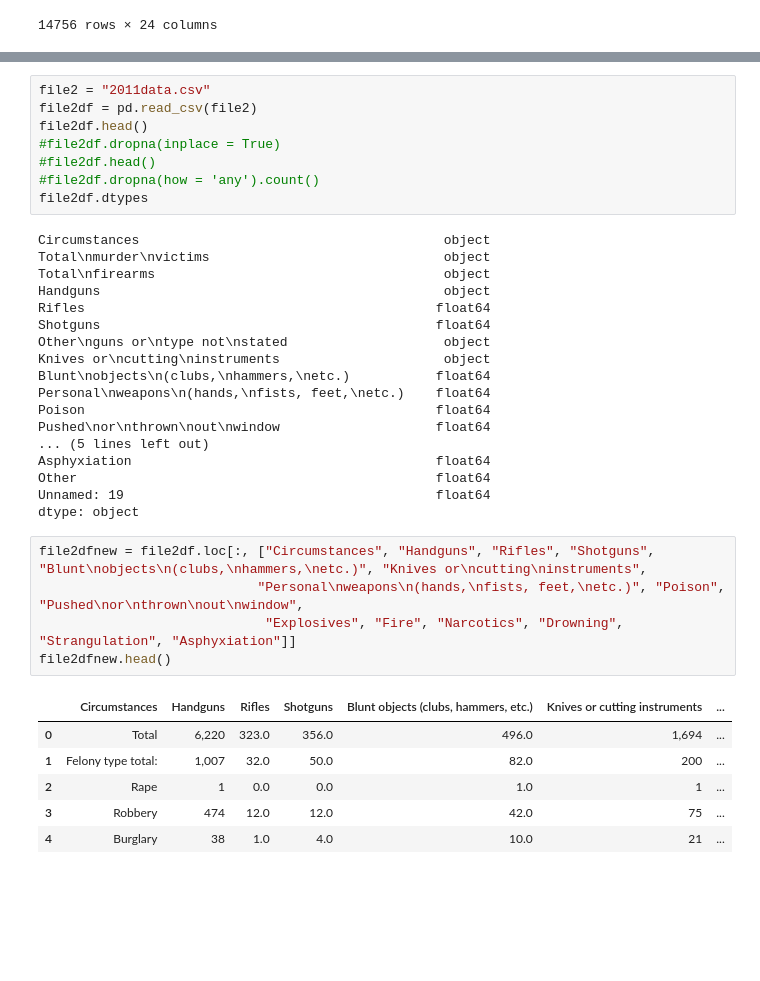
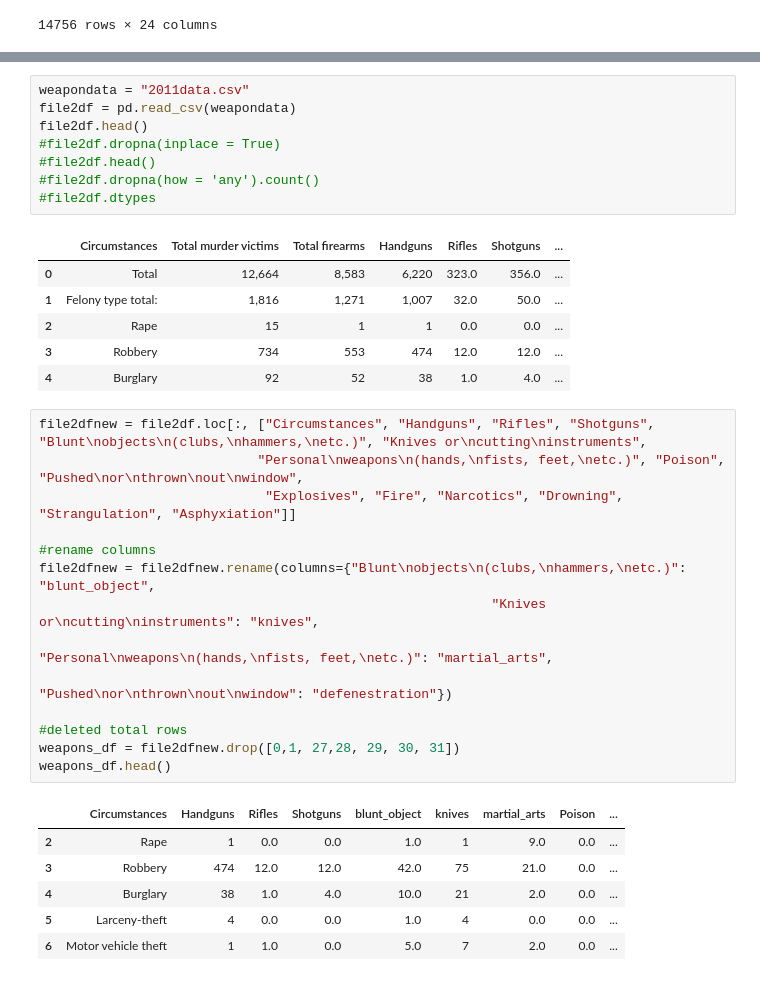
Before and after one commit to jthaker/ETL, a Jupyter notebook: etl.ipynb, the cells around one changed output, grey strips where cells are left out. Drawn from its saved outputs; the diff is of its cells as text; blank space fills up the shorter version.

```diff
--- a/etl.ipynb
+++ b/etl.ipynb
@@ -37,40 +45,38 @@ cleanfiledf.head()
 | 3 | Alaska | Murder or Manslaughter | Male | 43 | Male | 42 | Acquaintance | Strangulation |
 | 4 | Alaska | Murder or Manslaughter | Female | 30 | Unknown | 0 | Unknown | Unknown |
 # %%
-file2 = "2011data.csv"
-file2df = pd.read_csv(file2)
+weapondata = "2011data.csv"
+file2df = pd.read_csv(weapondata)
 file2df.head()
 #file2df.dropna(inplace = True)
 #file2df.head()
 #file2df.dropna(how = 'any').count()
-file2df.dtypes
+#file2df.dtypes
 # %% [output]
-Circumstances                                       object
-Total\nmurder\nvictims                              object
-Total\nfirearms                                     object
-Handguns                                            object
-Rifles                                             float64
-Shotguns                                           float64
-Other\nguns or\ntype not\nstated                    object
-Knives or\ncutting\ninstruments                     object
-Blunt\nobjects\n(clubs,\nhammers,\netc.)           float64
-Personal\nweapons\n(hands,\nfists, feet,\netc.)    float64
-Poison                                             float64
-Pushed\nor\nthrown\nout\nwindow                    float64
-... (5 lines left out)
-Asphyxiation                                       float64
-Other                                              float64
-Unnamed: 19                                        float64
-dtype: object
+|  | Circumstances | Total murder victims | Total firearms | Handguns | Rifles | Shotguns | ... |
+| 0 | Total | 12,664 | 8,583 | 6,220 | 323.0 | 356.0 | ... |
+| 1 | Felony type total: | 1,816 | 1,271 | 1,007 | 32.0 | 50.0 | ... |
+| 2 | Rape | 15 | 1 | 1 | 0.0 | 0.0 | ... |
+| 3 | Robbery | 734 | 553 | 474 | 12.0 | 12.0 | ... |
+| 4 | Burglary | 92 | 52 | 38 | 1.0 | 4.0 | ... |
 # %%
 file2dfnew = file2df.loc[:, ["Circumstances", "Handguns", "Rifles", "Shotguns", "Blunt\nobjects\n(clubs,\nhammers,\netc.)", "Knives or\ncutting\ninstruments",
                             "Personal\nweapons\n(hands,\nfists, feet,\netc.)", "Poison", "Pushed\nor\nthrown\nout\nwindow",
                              "Explosives", "Fire", "Narcotics", "Drowning", "Strangulation", "Asphyxiation"]]
-file2dfnew.head()
+
+#rename columns
+file2dfnew = file2dfnew.rename(columns={"Blunt\nobjects\n(clubs,\nhammers,\netc.)": "blunt_object",
+                                                          "Knives or\ncutting\ninstruments": "knives",
+                                                          "Personal\nweapons\n(hands,\nfists, feet,\netc.)": "martial_arts",
+                                                            "Pushed\nor\nthrown\nout\nwindow": "defenestration"})
+
+#deleted total rows
+weapons_df = file2dfnew.drop([0,1, 27,28, 29, 30, 31])
+weapons_df.head()
 # %% [output]
-|  | Circumstances | Handguns | Rifles | Shotguns | Blunt objects (clubs, hammers, etc.) | Knives or cutting instruments | ... |
-| 0 | Total | 6,220 | 323.0 | 356.0 | 496.0 | 1,694 | ... |
-| 1 | Felony type total: | 1,007 | 32.0 | 50.0 | 82.0 | 200 | ... |
-| 2 | Rape | 1 | 0.0 | 0.0 | 1.0 | 1 | ... |
-| 3 | Robbery | 474 | 12.0 | 12.0 | 42.0 | 75 | ... |
-| 4 | Burglary | 38 | 1.0 | 4.0 | 10.0 | 21 | ... |
+|  | Circumstances | Handguns | Rifles | Shotguns | blunt_object | knives | martial_arts | Poison | ... |
+| 2 | Rape | 1 | 0.0 | 0.0 | 1.0 | 1 | 9.0 | 0.0 | ... |
+| 3 | Robbery | 474 | 12.0 | 12.0 | 42.0 | 75 | 21.0 | 0.0 | ... |
+| 4 | Burglary | 38 | 1.0 | 4.0 | 10.0 | 21 | 2.0 | 0.0 | ... |
+| 5 | Larceny-theft | 4 | 0.0 | 0.0 | 1.0 | 4 | 0.0 | 0.0 | ... |
+| 6 | Motor vehicle theft | 1 | 1.0 | 0.0 | 5.0 | 7 | 2.0 | 0.0 | ... |
```
Also changed, not shown: parts of 8 cells of this notebook, 5 other files.
